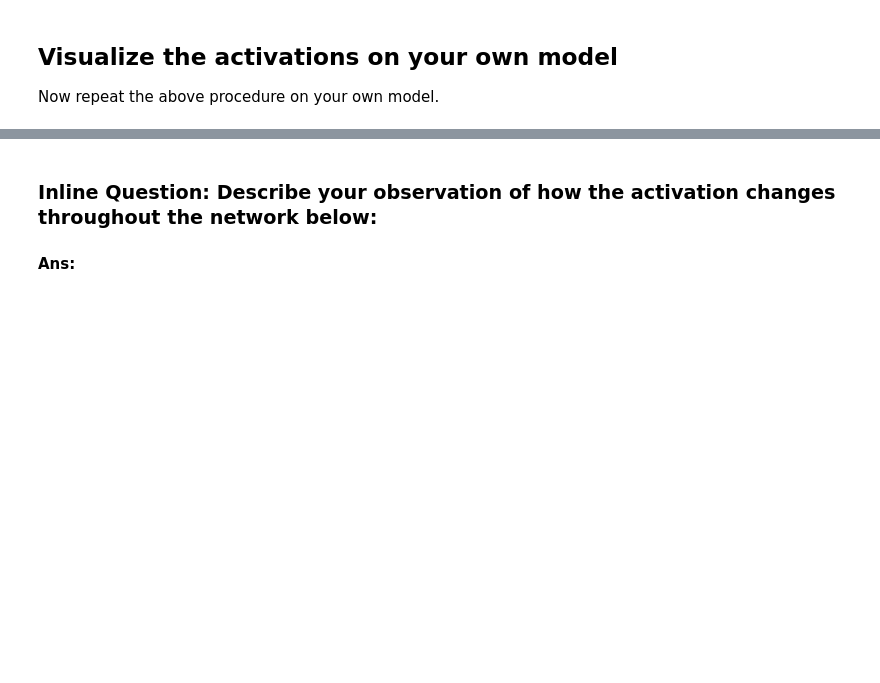
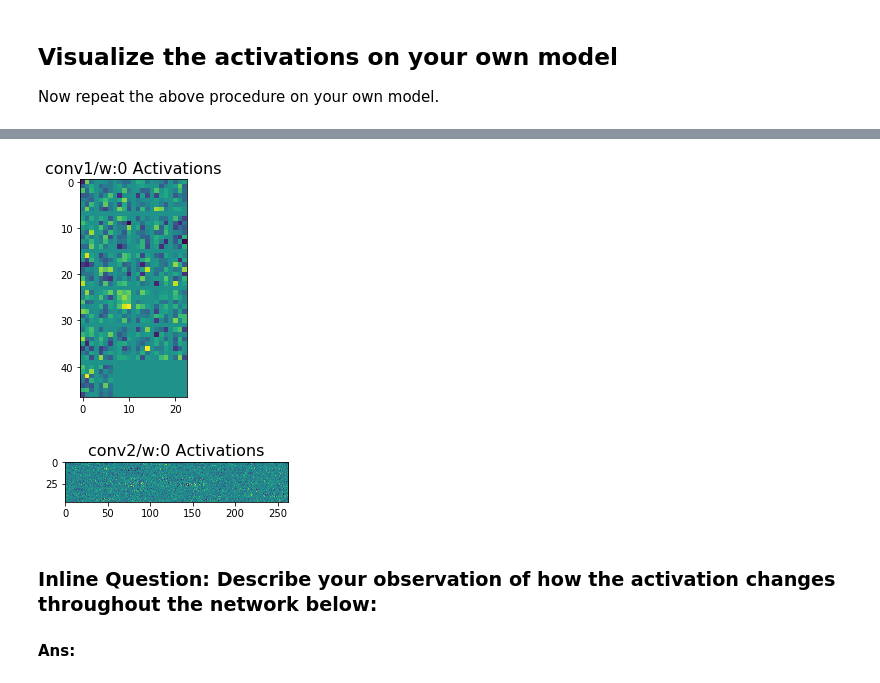
Before and after one commit to saketkc/hatex, a Jupyter notebook: 2017_Fall/CSCI-599/Assignment01/Problem_4.ipynb, the cells around one changed output, grey strips where cells are left out. Cells and saved outputs as stored; diff of their text form; code cells hidden in the pictures; blank space fills up the shorter version.

```diff
--- a/2017_Fall/CSCI-599/Assignment01/Problem_4.ipynb
+++ b/2017_Fall/CSCI-599/Assignment01/Problem_4.ipynb
@@ -607,7 +652,9 @@ def getActivations_cifar10(layer, stimuli):
     #print (layer.name)
     #print (layer.eval(stimuli))
     X = tf.placeholder(tf.float32, [None, 32, 32, 3], name='X')
-    outs = sess.run(layer, feed_dict={layer.name:stimuli, keep_prob:1.0})
+    keep_prob = tf.placeholder("float")
+
+    outs = sess.run(layer, feed_dict={X:stimuli, keep_prob:1.0})
     #print (layer.eval.__doc__)
     #outs = layer.eval(sess, stimuli)
     #sess.run(layer, feed_dict={x:stimuli, keep_prob:1.0})
@@ -644,3 +667,11 @@ getActivations_cifar10(conv2, cifar10ToUse_with_batch)
+# %%
+cifar10ToUse_with_batch = np.expand_dims(cifar10ToUse, axis=0)
+
+getActivations_cifar10(param_dict['conv1/w'], cifar10ToUse_with_batch)
+getActivations_cifar10(param_dict['conv2/w'], cifar10ToUse_with_batch)
+# %% [output]
+[figure, added]
+[figure, added]
 # %% [markdown]
 ### Inline Question: Describe your observation of how the activation changes throughout the network below:
 #### Ans:
```
Also changed, not shown: parts of 10 cells of this notebook, 1 other file.
